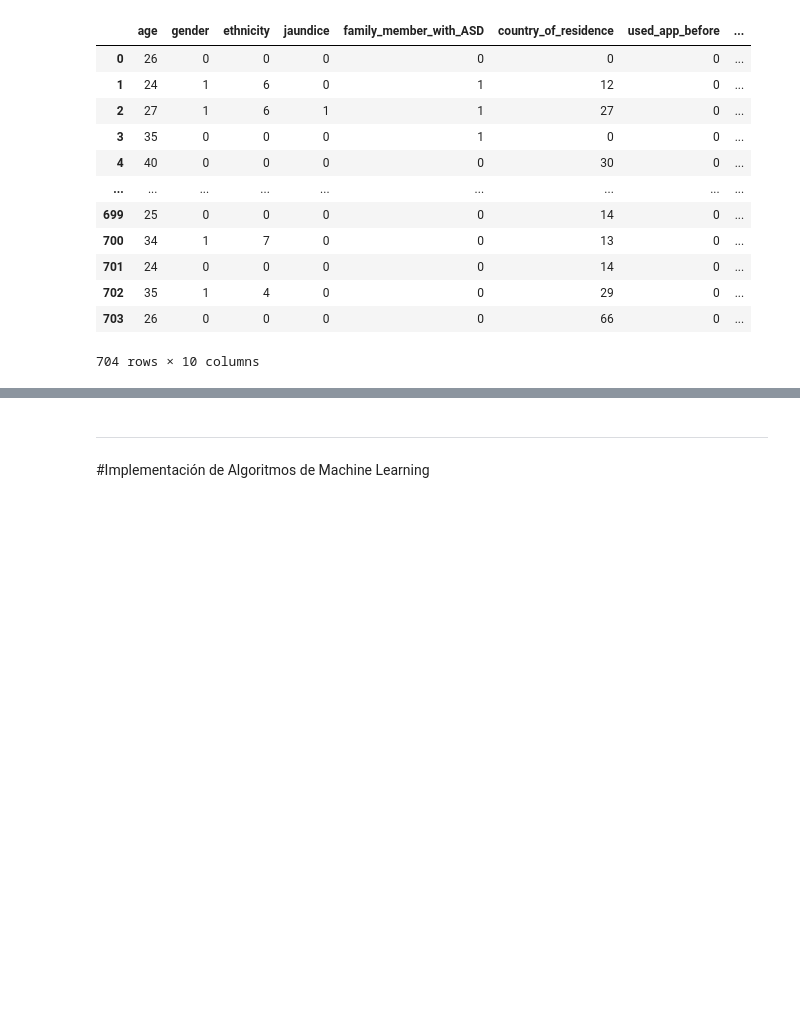
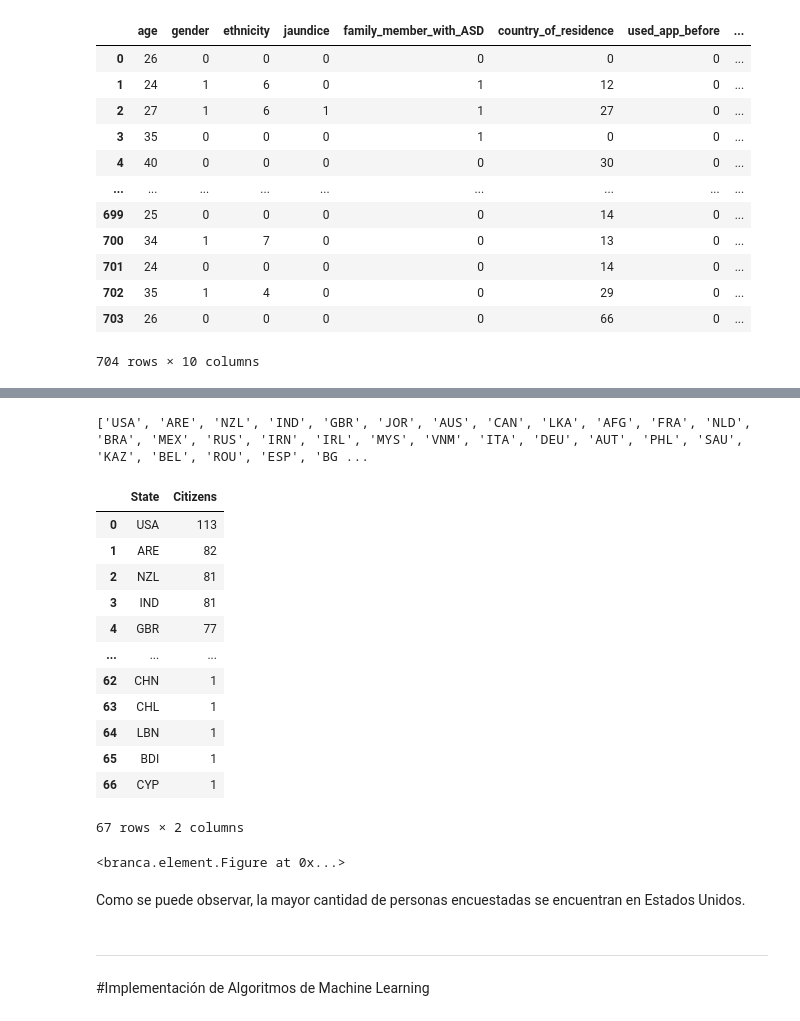
Before and after one commit to JuanMaLR/bedu-equipo4-dataScience-PD, a Jupyter notebook: Final_project_GA_&_NN.ipynb, the cells around one changed output, grey strips where cells are left out. Cells and saved outputs as stored; diff of their text form; code cells hidden in the pictures; blank space fills up the shorter version.

```diff
--- a/Final_project_GA_&_NN.ipynb
+++ b/Final_project_GA_&_NN.ipynb
@@ -651,0 +673,25 @@ df
+# %%
+#Ahora hacemos la conversión
+nombres_paises = df_mapa['State']
+standard_names = coco.convert(names=nombres_paises, to='ISO3')
+print(standard_names)
+# %% [output]
+['USA', 'ARE', 'NZL', 'IND', 'GBR', 'JOR', 'AUS', 'CAN', 'LKA', 'AFG', 'FRA', 'NLD', 'BRA', 'MEX', 'RUS', 'IRN', 'IRL', 'MYS', 'VNM', 'ITA', 'DEU', 'AUT', 'PHL', 'SAU', 'KAZ', 'BEL', 'ROU', 'ESP', 'BG ...
+# %%
+#Y la remplazamos por la que teníamos anteriormente
+df_mapa['State'] = standard_names
+df_mapa
+# %% [output]
+|  | State | Citizens |
+| 0 | USA | 113 |
+| 1 | ARE | 82 |
+| 2 | NZL | 81 |
+| 3 | IND | 81 |
+| 4 | GBR | 77 |
+| ... | ... | ... |
+| 62 | CHN | 1 |
+| 63 | CHL | 1 |
+| 64 | LBN | 1 |
+| 65 | BDI | 1 |
+| 66 | CYP | 1 |
+67 rows × 2 columns
@@ -652,3 +702,27 @@ df
+# %%
+state_geo = f'https://raw.githubusercontent.com/johan/world.geo.json/master/countries.geo.json'
+
+m = folium.Map(location=[40, 0], zoom_start=2)
+
+folium.Choropleth(
+    geo_data=state_geo,
+    name='choropleth',
+    data=df_mapa,
+    columns=['State', 'Citizens'],
+    key_on='feature.id',
+    fill_color='BuPu',
+    fill_opacity=0.7,
+    line_opacity=0.2,
+    legend_name='Nationality distribution per state'
+).add_to(m)
+
+folium.LayerControl().add_to(m)
+
+fig.add_child(m)
+# %% [output]
+<branca.element.Figure at 0x...>
+# %% [markdown]
+Como se puede observar, la mayor cantidad de personas encuestadas se encuentran en Estados Unidos.
 # %% [markdown]
 ---
 #Implementación de Algoritmos de Machine Learning
```
Also changed, not shown: parts of 23 cells of this notebook.
